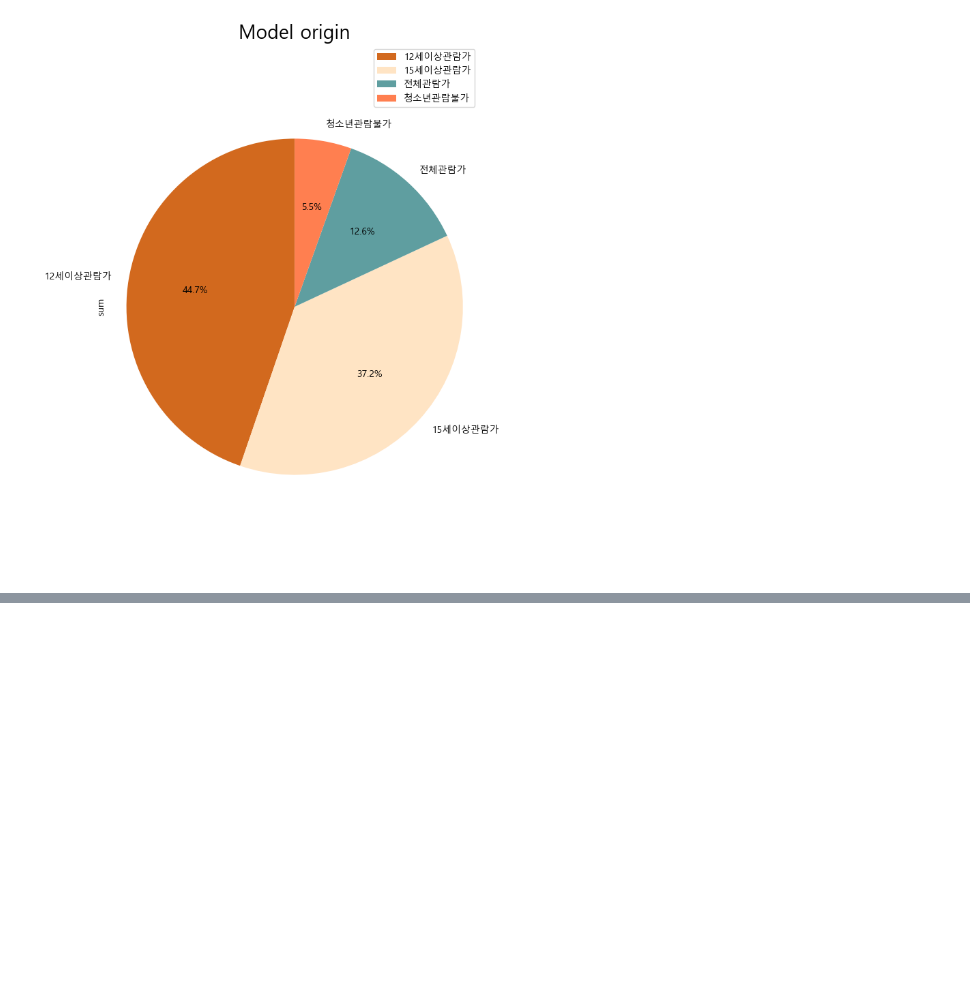
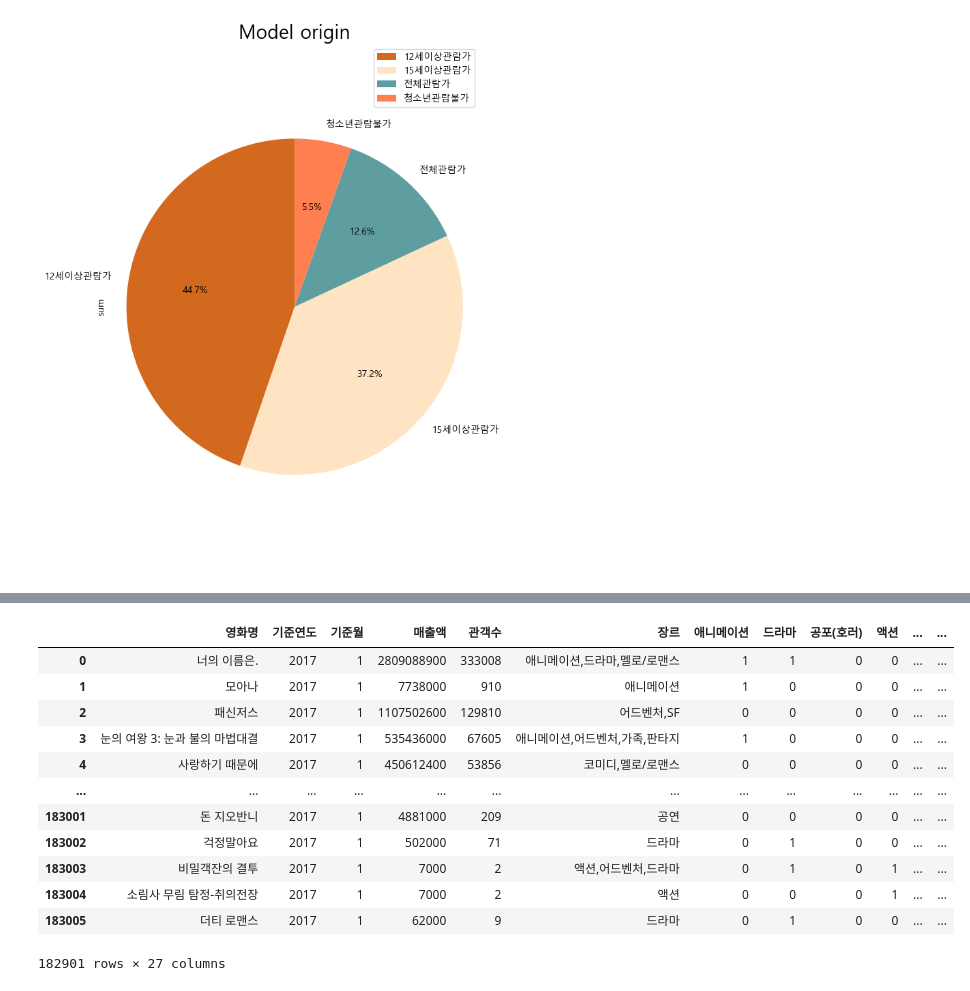
Before and after one commit to hyewon961117/hwstudy, a Jupyter notebook: City_Rock/[분석&시각화]_기간별_일별_분석.ipynb, the cells around one changed output, grey strips where cells are left out. Cells and saved outputs as stored; diff of their text form; code cells hidden in the pictures; blank space fills up the shorter version.

```diff
--- a/City_Rock/[분석&시각화]_기간별_일별_분석.ipynb
+++ b/City_Rock/[분석&시각화]_기간별_일별_분석.ipynb
@@ -642,0 +763,8 @@ plt.show()
+# %%
+genre = []
+for li in sales_quarter_genre['장르'].unique():
+    if ',' in li:
+        pass
+    else:
+        genre.append(li)
+genre
@@ -642,0 +789,6 @@ plt.show()
+# %%
+# 장르별 컬럼 만들기
+for col in genre:
+    sales_quarter_genre[col]=0
+sales_quarter_genre["확인"]=0
+sales_quarter_genre.head()
@@ -642,0 +803,8 @@ plt.show()
+# %%
+for i in tqdm(range(len(sales_quarter_genre))):
+    cnt = 0
+    for li in genre:
+        if li in sales_quarter_genre.iloc[i]["장르"]:
+            sales_quarter_genre[li][i]=1
+            cnt +=1
+    sales_quarter_genre["확인"][i]=cnt
@@ -642,0 +829,19 @@ plt.show()
+# %%
+for col in genre:
+    sales_quarter_genre[col]=sales_quarter_genre["장르"].apply(lambda x: 1 if col in x else 0)
+# %%
+sales_quarter_genre
+# %% [output]
+|  | 영화명 | 기준연도 | 기준월 | 매출액 | 관객수 | 장르 | 애니메이션 | 드라마 | 공포(호러) | 액션 | ... | ... |
+| 0 | 너의 이름은. | 2017 | 1 | 2809088900 | 333008 | 애니메이션,드라마,멜로/로맨스 | 1 | 1 | 0 | 0 | ... | ... |
+| 1 | 모아나 | 2017 | 1 | 7738000 | 910 | 애니메이션 | 1 | 0 | 0 | 0 | ... | ... |
+| 2 | 패신저스 | 2017 | 1 | 1107502600 | 129810 | 어드벤처,SF | 0 | 0 | 0 | 0 | ... | ... |
+| 3 | 눈의 여왕 3: 눈과 불의 마법대결 | 2017 | 1 | 535436000 | 67605 | 애니메이션,어드벤처,가족,판타지 | 1 | 0 | 0 | 0 | ... | ... |
+| 4 | 사랑하기 때문에 | 2017 | 1 | 450612400 | 53856 | 코미디,멜로/로맨스 | 0 | 0 | 0 | 0 | ... | ... |
+| ... | ... | ... | ... | ... | ... | ... | ... | ... | ... | ... | ... | ... |
+| 183001 | 돈 지오반니 | 2017 | 1 | 4881000 | 209 | 공연 | 0 | 0 | 0 | 0 | ... | ... |
+| 183002 | 걱정말아요 | 2017 | 1 | 502000 | 71 | 드라마 | 0 | 1 | 0 | 0 | ... | ... |
+| 183003 | 비밀객잔의 결투 | 2017 | 1 | 7000 | 2 | 액션,어드벤처,드라마 | 0 | 1 | 0 | 1 | ... | ... |
+| 183004 | 소림사 무림 탐정-취의전장 | 2017 | 1 | 7000 | 2 | 액션 | 0 | 0 | 0 | 1 | ... | ... |
+| 183005 | 더티 로맨스 | 2017 | 1 | 62000 | 9 | 드라마 | 0 | 1 | 0 | 0 | ... | ... |
+182901 rows × 27 columns
```
Also changed, not shown: parts of 15 cells of this notebook.
